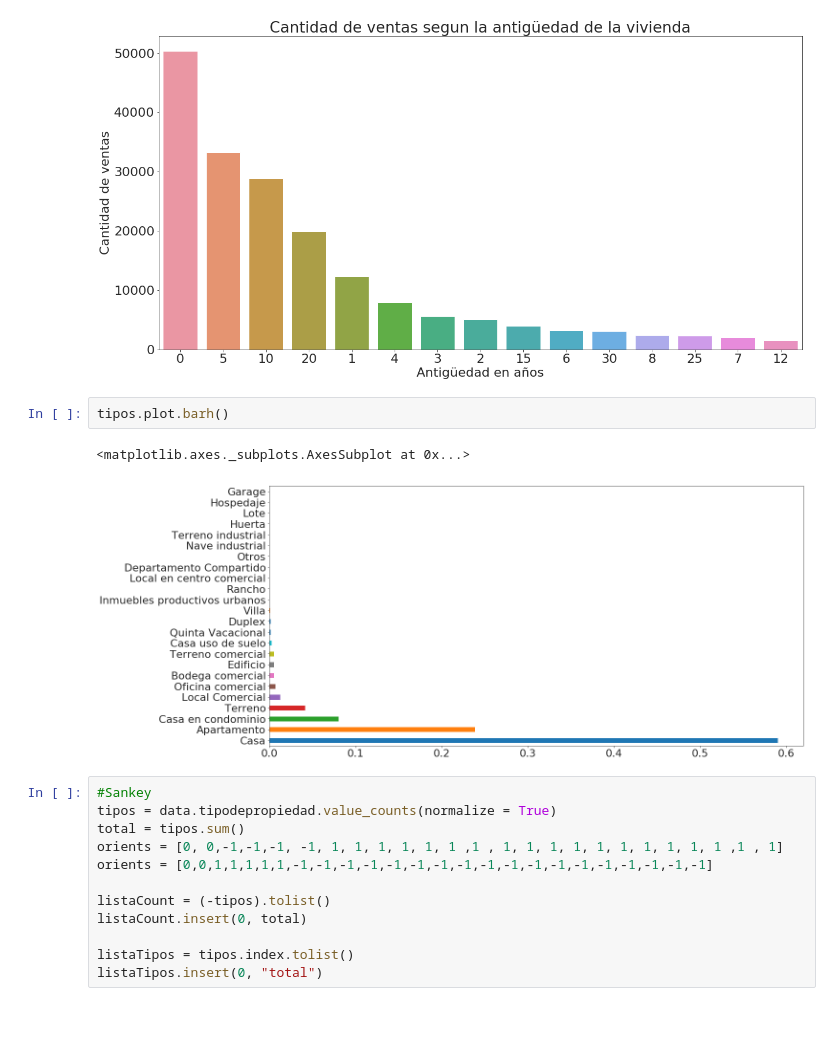
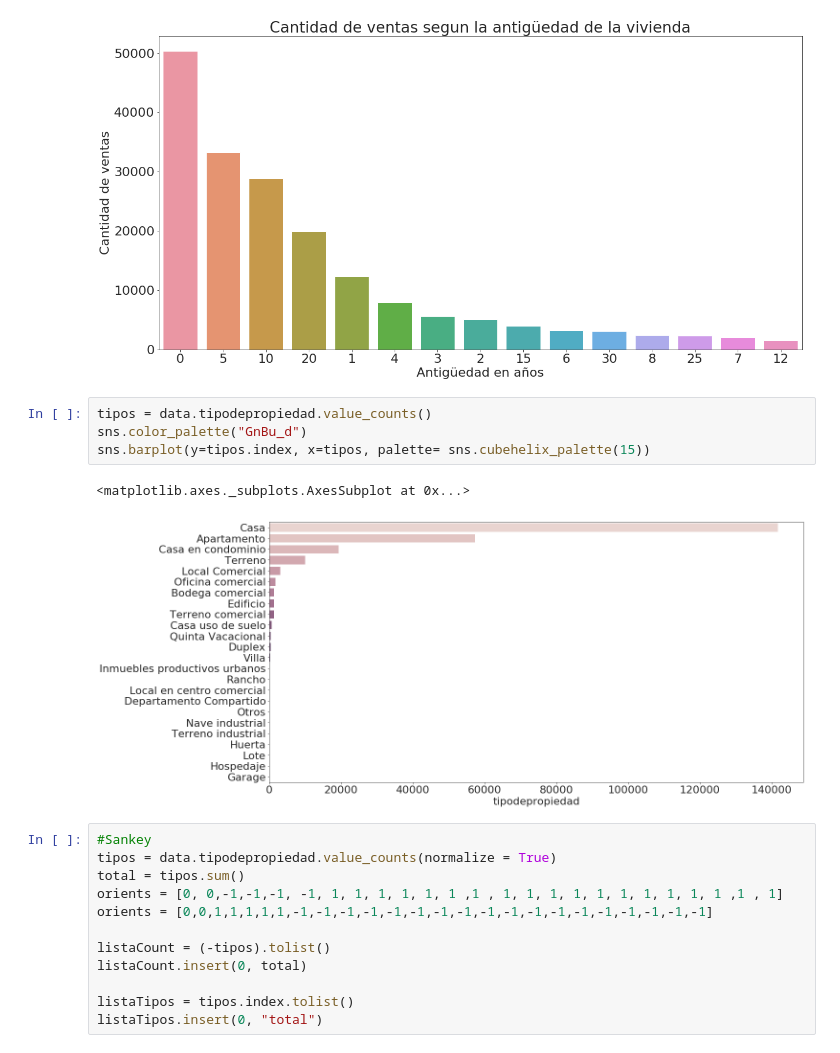
Before and after one commit to BraianV/Datos2019-2doCuatri, a Jupyter notebook: Sankey Tipos de prop y ventas por antiguedad.ipynb, the cells around one changed output. Saved outputs shown, nothing was run; the diff lists cells and outputs as text; blank space fills up the shorter version.

```diff
--- a/Sankey Tipos de prop y ventas por antiguedad.ipynb
+++ b/Sankey Tipos de prop y ventas por antiguedad.ipynb
@@ -59,11 +59,13 @@ plt.show(fig)
 #Se pued
 # %% [output]
 [figure]
-# %%
-tipos.plot.barh()
-# %% [output]
-<matplotlib.axes._subplots.AxesSubplot at 0x...>
-[figure, removed]
+# %%
+tipos = data.tipodepropiedad.value_counts()
+sns.color_palette("GnBu_d")
+sns.barplot(y=tipos.index, x=tipos, palette= sns.cubehelix_palette(15))
+# %% [output]
+<matplotlib.axes._subplots.AxesSubplot at 0x...>
+[figure, added]
 # %%
 #Sankey
 tipos = data.tipodepropiedad.value_counts(normalize = True)
```
